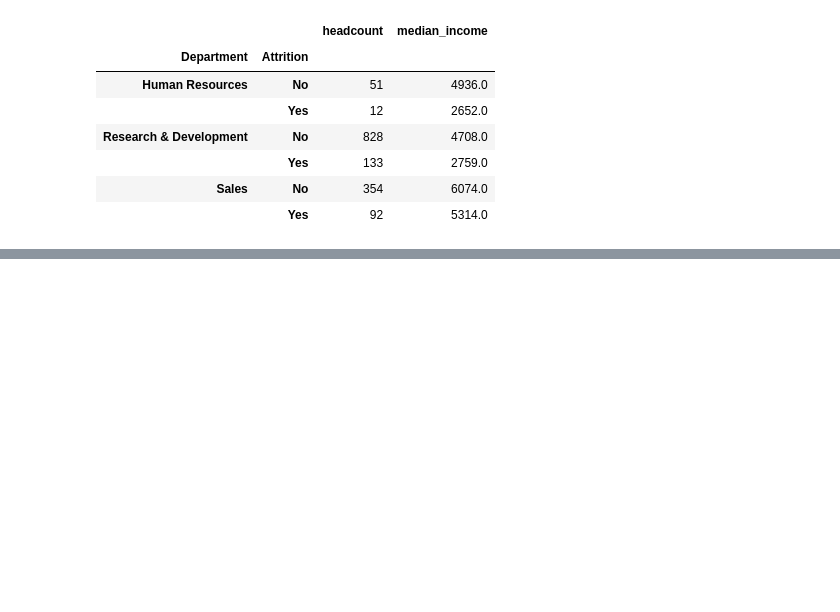
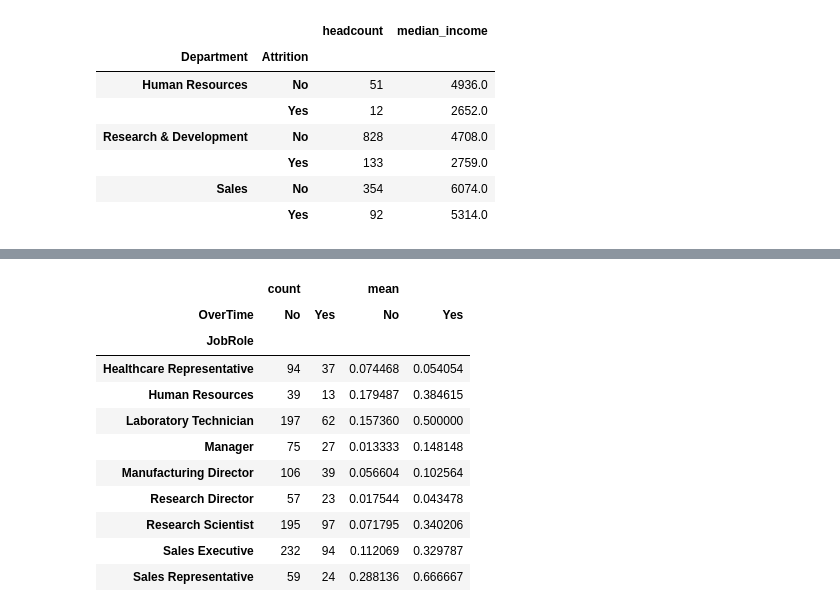
Before and after one commit to mahajanprajwal-1/employee-attrition-analysis, a Jupyter notebook: notebooks/01_data_cleaning.ipynb, the cells around one changed output, grey strips where cells are left out. Cells and saved outputs as stored; diff of their text form; code cells hidden in the pictures; blank space fills up the shorter version.

```diff
--- a/notebooks/01_data_cleaning.ipynb
+++ b/notebooks/01_data_cleaning.ipynb
@@ -301,0 +354,4 @@ g[g["headcount"] > 100].sort_values("attrition_pct", ascending=False)
+# %%
+df["RoleAvgIncome"]=df.groupby("JobRole")["MonthlyIncome"].transform("mean")
+below=df[(df["Attrition"]=="Yes") &(df["MonthlyIncome"]<df["RoleAvgIncome"])]
+below.groupby("JobRole").size().sort_values(ascending=False)
@@ -301,0 +369,5 @@ g[g["headcount"] > 100].sort_values("attrition_pct", ascending=False)
+# %%
+both =(df["OverTime"]=="Yes")&(df["IncomeBand"]=="Low")
+either = (df["OverTime"]=="Yes")&(df["IncomeBand"]=="Low")
+df["RiskFlag"] = np.select([both,either],["High","Medium"], default="Low")
+df.groupby("RiskFlag")["AttritionFlag"].agg(headcount="count",attrition_pct="mean")
@@ -301,0 +388,16 @@ g[g["headcount"] > 100].sort_values("attrition_pct", ascending=False)
+# %%
+df.pivot_table(index="JobRole", columns="OverTime",
+               values="AttritionFlag", aggfunc=["count", "mean"])
+# %% [output]
+|  | count |  | mean |  |
+| OverTime | No | Yes | No | Yes |
+| JobRole |  |  |  |  |
+| Healthcare Representative | 94 | 37 | 0.074468 | 0.054054 |
+| Human Resources | 39 | 13 | 0.179487 | 0.384615 |
+| Laboratory Technician | 197 | 62 | 0.157360 | 0.500000 |
+| Manager | 75 | 27 | 0.013333 | 0.148148 |
+| Manufacturing Director | 106 | 39 | 0.056604 | 0.102564 |
+| Research Director | 57 | 23 | 0.017544 | 0.043478 |
+| Research Scientist | 195 | 97 | 0.071795 | 0.340206 |
+| Sales Executive | 232 | 94 | 0.112069 | 0.329787 |
+| Sales Representative | 59 | 24 | 0.288136 | 0.666667 |
```
Also changed, not shown: parts of 8 cells of this notebook, 2 other files.
